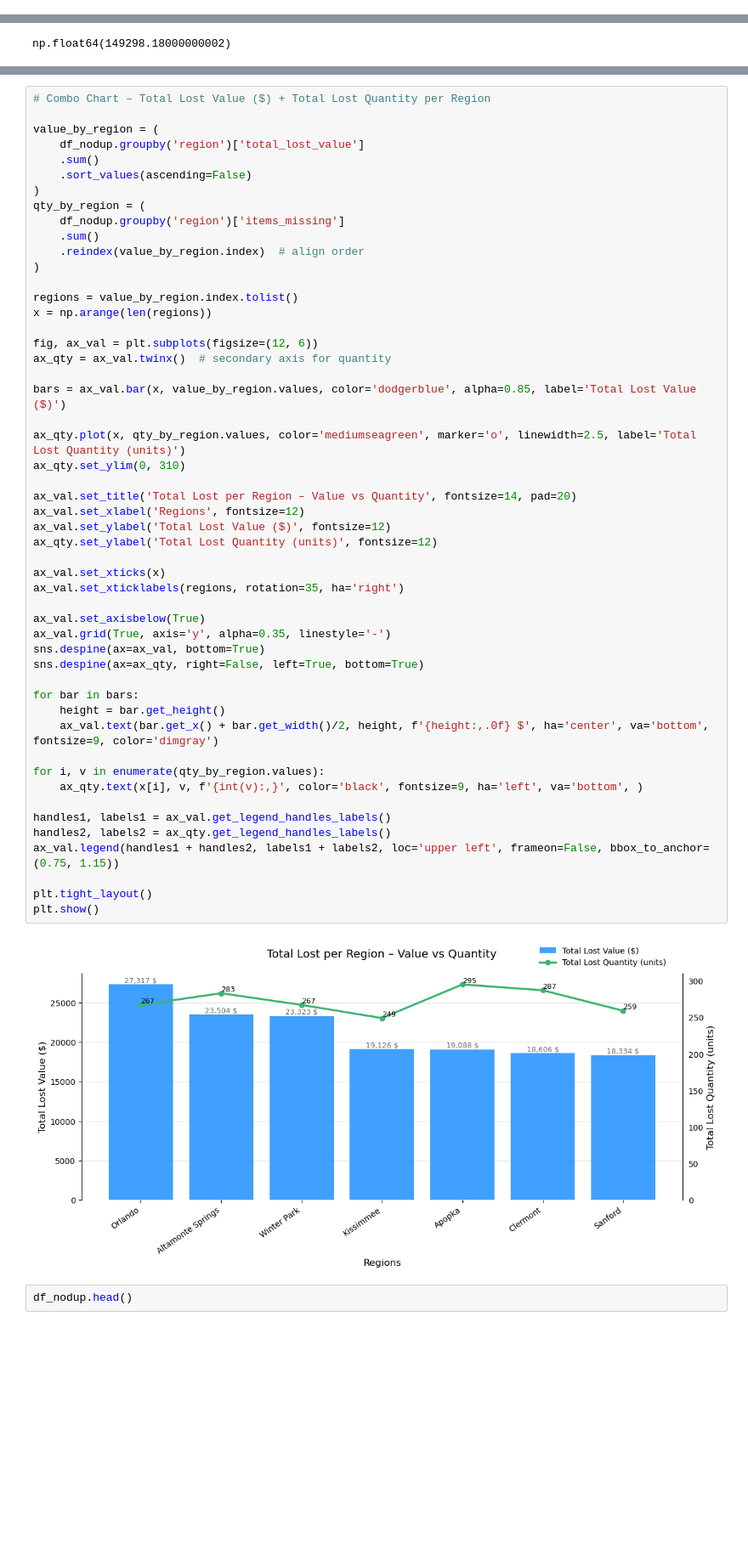
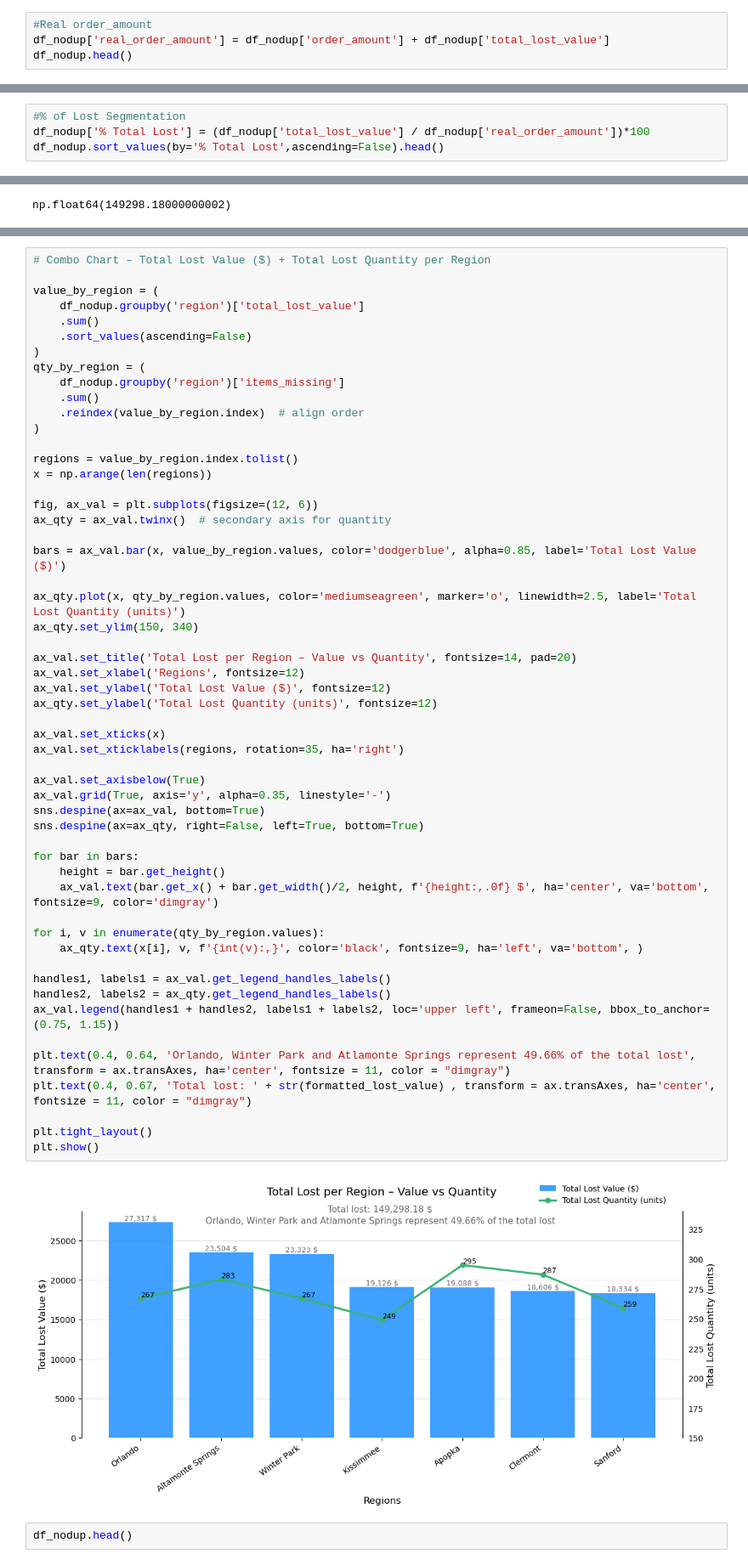
Before and after one commit to Edcysne/Walmart-Project, a Jupyter notebook: first_data_analysis.ipynb, the cells around one changed output, grey strips where cells are left out. Shown at 85% size. Drawn from its saved outputs; the diff is of its cells as text; blank space fills up the shorter version.

Commit message:
New segmentation and Regplot

```diff
--- a/first_data_analysis.ipynb
+++ b/first_data_analysis.ipynb
@@ -335,0 +356,4 @@ df_nodup.shape
+# %%
+#Real order_amount
+df_nodup['real_order_amount'] = df_nodup['order_amount'] + df_nodup['total_lost_value']
+df_nodup.head()
@@ -335,0 +367,4 @@ df_nodup.shape
+# %%
+#% of Lost Segmentation
+df_nodup['% Total Lost'] = (df_nodup['total_lost_value'] / df_nodup['real_order_amount'])*100
+df_nodup.sort_values(by='% Total Lost',ascending=False).head()
@@ -405,36 +447,39 @@ ax_qty = ax_val.twinx()  # secondary axis for quantity
 bars = ax_val.bar(x, value_by_region.values, color='dodgerblue', alpha=0.85, label='Total Lost Value ($)')
 
 ax_qty.plot(x, qty_by_region.values, color='mediumseagreen', marker='o', linewidth=2.5, label='Total Lost Quantity (units)')
-ax_qty.set_ylim(0, 310)
+ax_qty.set_ylim(150, 340)
 
 ax_val.set_title('Total Lost per Region – Value vs Quantity', fontsize=14, pad=20)
 ax_val.set_xlabel('Regions', fontsize=12)
 ax_val.set_ylabel('Total Lost Value ($)', fontsize=12)
 ax_qty.set_ylabel('Total Lost Quantity (units)', fontsize=12)
 
 ax_val.set_xticks(x)
 ax_val.set_xticklabels(regions, rotation=35, ha='right')
 
 ax_val.set_axisbelow(True)
 ax_val.grid(True, axis='y', alpha=0.35, linestyle='-')
 sns.despine(ax=ax_val, bottom=True)
 sns.despine(ax=ax_qty, right=False, left=True, bottom=True)
 
 for bar in bars:
     height = bar.get_height()
     ax_val.text(bar.get_x() + bar.get_width()/2, height, f'{height:,.0f} $', ha='center', va='bottom', fontsize=9, color='dimgray')
 
 for i, v in enumerate(qty_by_region.values):
     ax_qty.text(x[i], v, f'{int(v):,}', color='black', fontsize=9, ha='left', va='bottom', )
 
 handles1, labels1 = ax_val.get_legend_handles_labels()
 handles2, labels2 = ax_qty.get_legend_handles_labels()
 ax_val.legend(handles1 + handles2, labels1 + labels2, loc='upper left', frameon=False, bbox_to_anchor=(0.75, 1.15))
 
+plt.text(0.4, 0.64, 'Orlando, Winter Park and Atlamonte Springs represent 49.66% of the total lost', transform = ax.transAxes, ha='center', fontsize = 11, color = "dimgray")
+plt.text(0.4, 0.67, 'Total lost: ' + str(formatted_lost_value) , transform = ax.transAxes, ha='center', fontsize = 11, color = "dimgray")
+
 plt.tight_layout()
 plt.show()
 # %% [output]
-[figure, old version]
+[figure, new version]
 # %%
 df_nodup.head()
 # %% [output]
```
Also changed, not shown: parts of 6 cells of this notebook.
